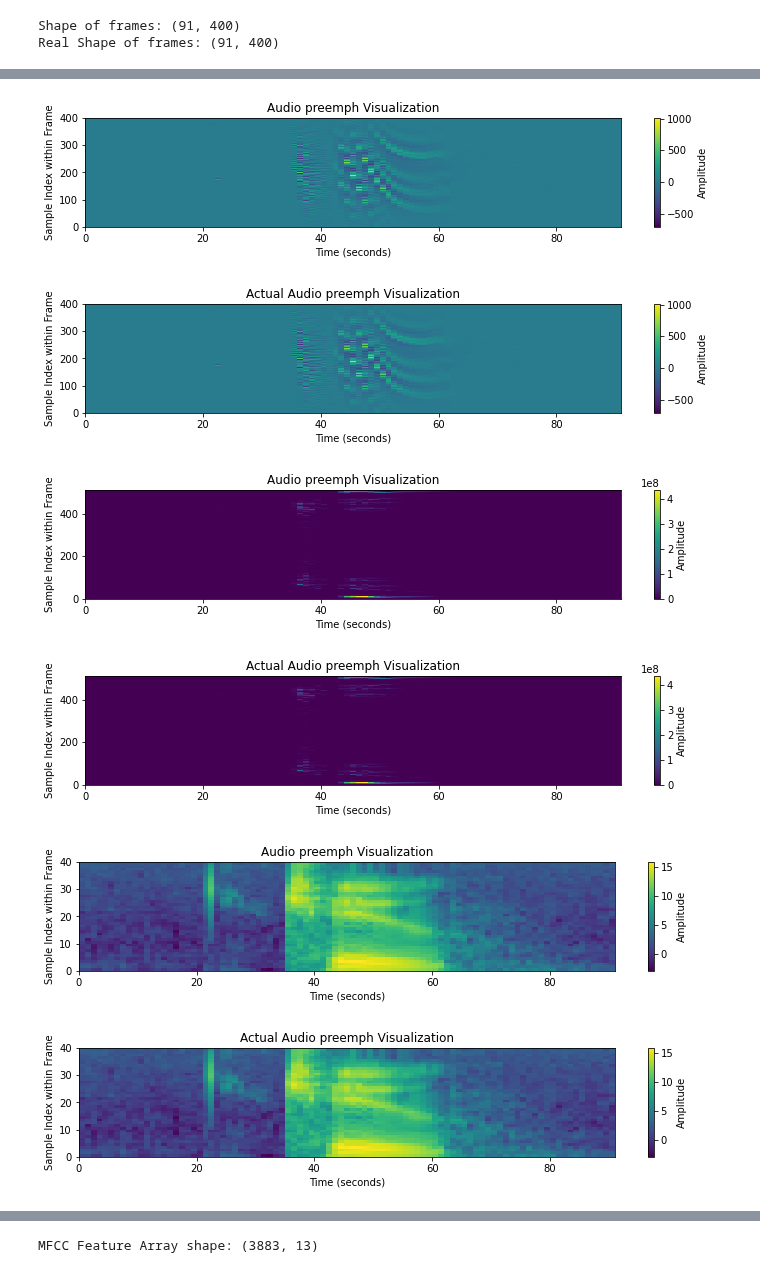
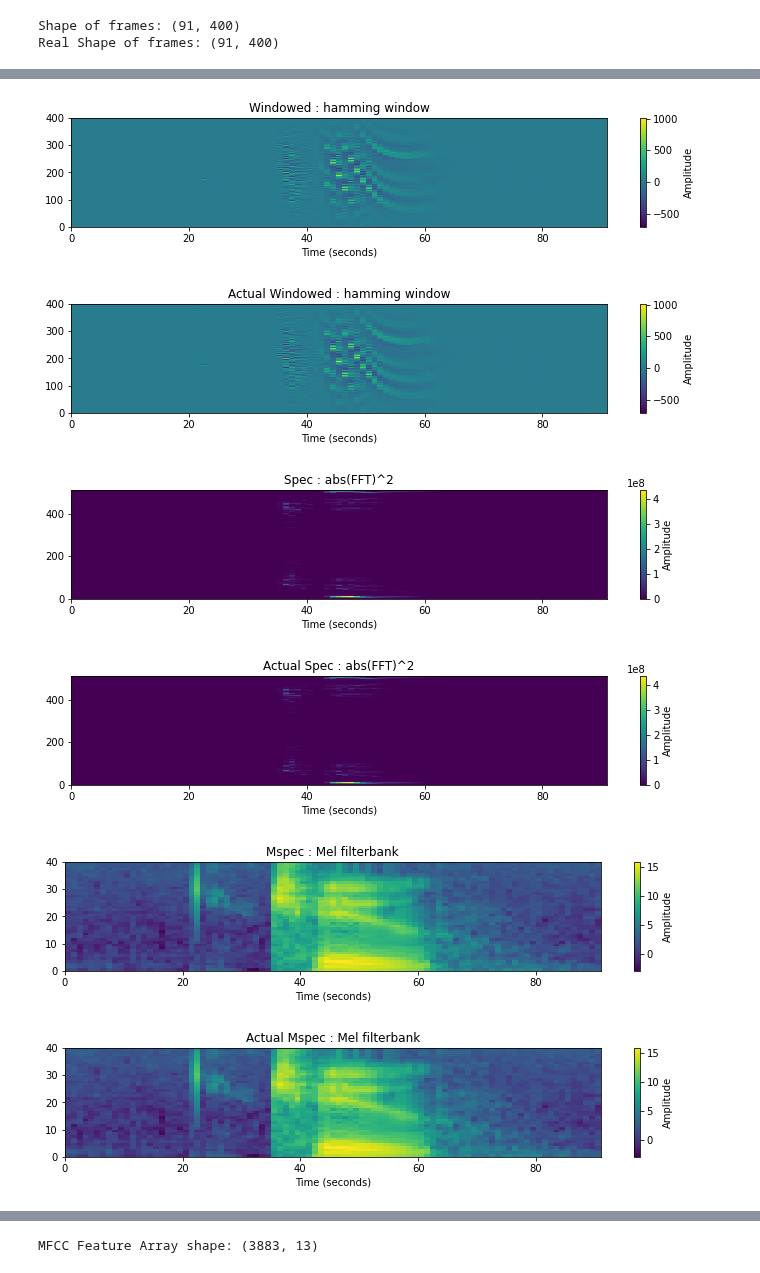
Before and after one commit to kyebinan/Speach-Speaker-Recognition, a Jupyter notebook: Lab1/lab1.ipynb, the cells around one changed output, grey strips where cells are left out. Drawn from its saved outputs; the diff is of its cells as text; code cells hidden in the pictures.

Commit message:
Fixing the plots

```diff
--- a/Lab1/lab1.ipynb
+++ b/Lab1/lab1.ipynb
@@ -93,8 +91,7 @@ plt.figure(figsize=(12, 2))
 plt.pcolormesh(windowed.T, cmap='viridis')
 plt.colorbar(label='Amplitude')
 plt.xlabel('Time (seconds)')
-plt.ylabel('Sample Index within Frame')
-plt.title('Audio preemph Visualization')
+plt.title('Windowed : hamming window')
 plt.show()
 
 
@@ -103,12 +100,11 @@ plt.figure(figsize=(12, 2))
 plt.pcolormesh(example["windowed"].T, cmap='viridis')
 plt.colorbar(label='Amplitude')
 plt.xlabel('Time (seconds)')
-plt.ylabel('Sample Index within Frame')
-plt.title('Actual Audio preemph Visualization')
+plt.title('Actual Windowed : hamming window')
 plt.show()
 # %% [output]
-[figure, old version]
+[figure, new version]
-[figure, old version]
+[figure, new version]
 # %%
 spec = proto.powerSpectrum(windowed, 512)
 # %%
@@ -118,8 +114,7 @@ plt.figure(figsize=(12, 2))
 plt.pcolormesh(spec.T, cmap='viridis')
 plt.colorbar(label='Amplitude')
 plt.xlabel('Time (seconds)')
-plt.ylabel('Sample Index within Frame')
-plt.title('Audio preemph Visualization')
+plt.title('Spec : abs(FFT)^2')
 plt.show()
 
 # Plotting with pcolormesh
@@ -127,38 +122,32 @@ plt.figure(figsize=(12, 2))
 plt.pcolormesh(example["spec"].T, cmap='viridis')
 plt.colorbar(label='Amplitude')
 plt.xlabel('Time (seconds)')
-plt.ylabel('Sample Index within Frame')
-plt.title('Actual Audio preemph Visualization')
+plt.title('Actual Spec : abs(FFT)^2')
 plt.show()
 # %% [output]
-[figure, old version]
+[figure, new version]
-[figure, old version]
+[figure, new version]
 # %%
 mspec = proto.logMelSpectrum(spec, sr)
 # %%
-
-
 # Plotting with pcolormesh
 plt.figure(figsize=(12, 2))
 plt.pcolormesh( mspec.T, cmap='viridis')
 plt.colorbar(label='Amplitude')
 plt.xlabel('Time (seconds)')
-plt.ylabel('Sample Index within Frame')
-plt.title('Audio preemph Visualization')
+plt.title('Mspec : Mel filterbank')
 plt.show()
-
 
 # Plotting with pcolormesh
 plt.figure(figsize=(12, 2))
 plt.pcolormesh(example["mspec"].T, cmap='viridis')
 plt.colorbar(label='Amplitude')
 plt.xlabel('Time (seconds)')
-plt.ylabel('Sample Index within Frame')
-plt.title('Actual Audio preemph Visualization')
+plt.title('Actual Mspec : Mel filterbank')
 plt.show()
 # %% [output]
-[figure, old version]
+[figure, new version]
-[figure, old version]
+[figure, new version]
 # %%
 mfcc = proto.cepstrum(mspec, nceps=13)
 # %%
```
Also changed, not shown: parts of 9 cells of this notebook.
